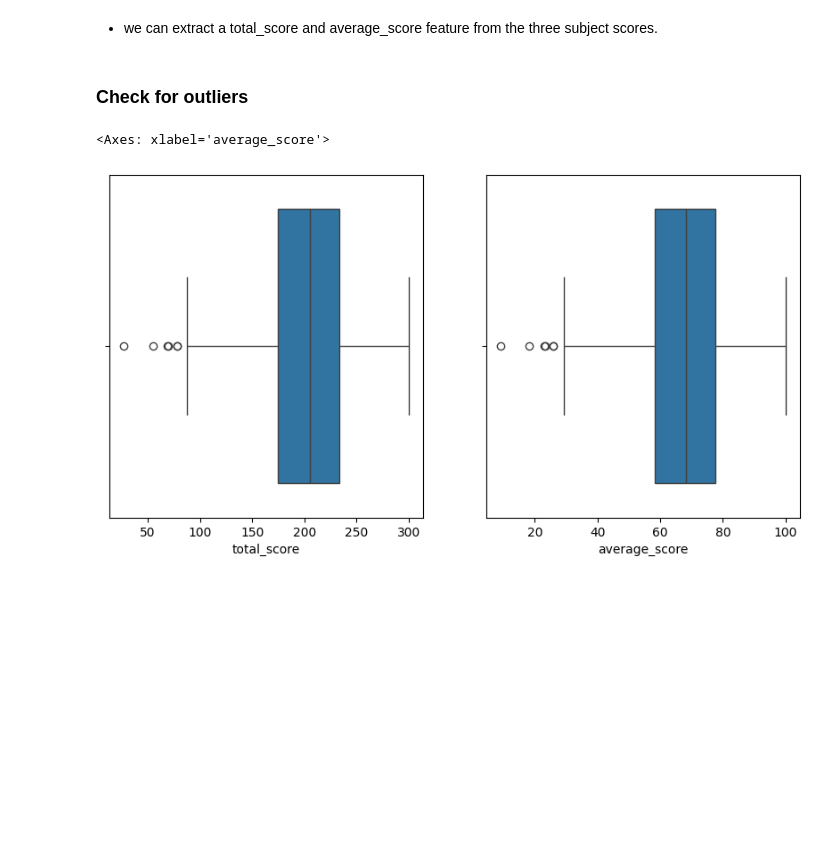
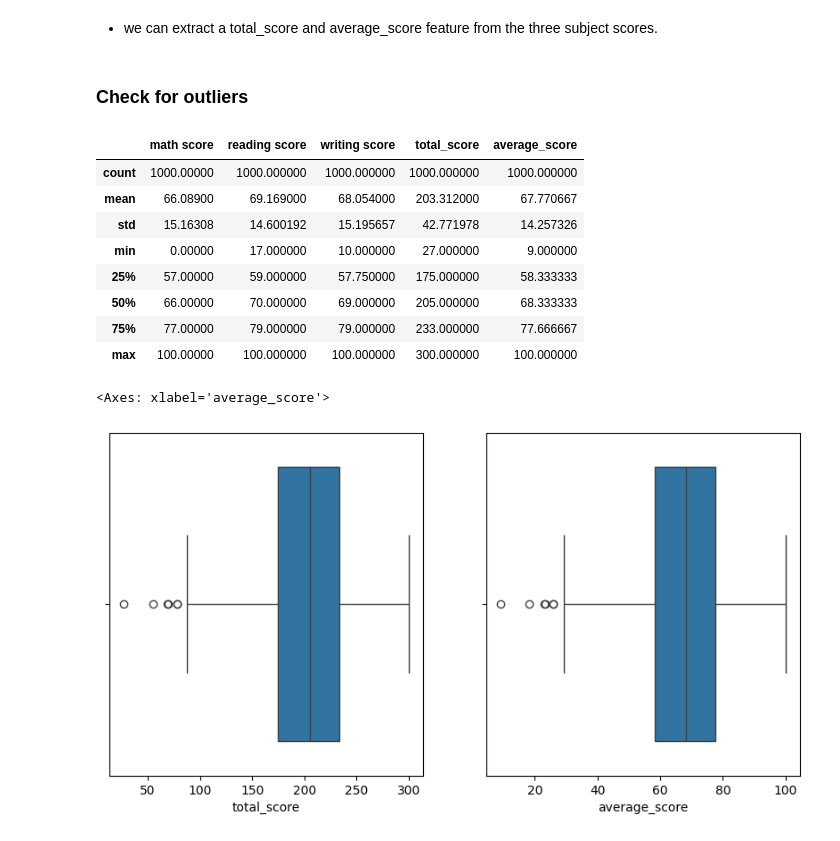
Before and after one commit to ahmedbadr237/StudentPerformanceIndicator, a Jupyter notebook: notebooks/EDA.ipynb, the cells around one changed output. Drawn from its saved outputs; the diff is of its cells as text; code cells hidden in the pictures; blank space fills up the shorter version.

```diff
--- a/notebooks/EDA.ipynb
+++ b/notebooks/EDA.ipynb
@@ -169,6 +169,18 @@ df['total_score'] = df['math score'] + df['reading score'] + df['writing score']
 df['average_score'] = df['total_score'] / 3
 # %% [markdown]
 ### Check for outliers
+# %%
+df.describe()
+# %% [output]
+|  | math score | reading score | writing score | total_score | average_score |
+| count | 1000.00000 | 1000.000000 | 1000.000000 | 1000.000000 | 1000.000000 |
+| mean | 66.08900 | 69.169000 | 68.054000 | 203.312000 | 67.770667 |
+| std | 15.16308 | 14.600192 | 15.195657 | 42.771978 | 14.257326 |
+| min | 0.00000 | 17.000000 | 10.000000 | 27.000000 | 9.000000 |
+| 25% | 57.00000 | 59.000000 | 57.750000 | 175.000000 | 58.333333 |
+| 50% | 66.00000 | 70.000000 | 69.000000 | 205.000000 | 68.333333 |
+| 75% | 77.00000 | 79.000000 | 79.000000 | 233.000000 | 77.666667 |
+| max | 100.00000 | 100.000000 | 100.000000 | 300.000000 | 100.000000 |
 # %%
 f ,ax = plt.subplots(1,2,figsize=(10,5))
 sns.boxplot(df,x='total_score',ax=ax[0])
```
Also changed, not shown: parts of 9 cells of this notebook, 3 other files.
